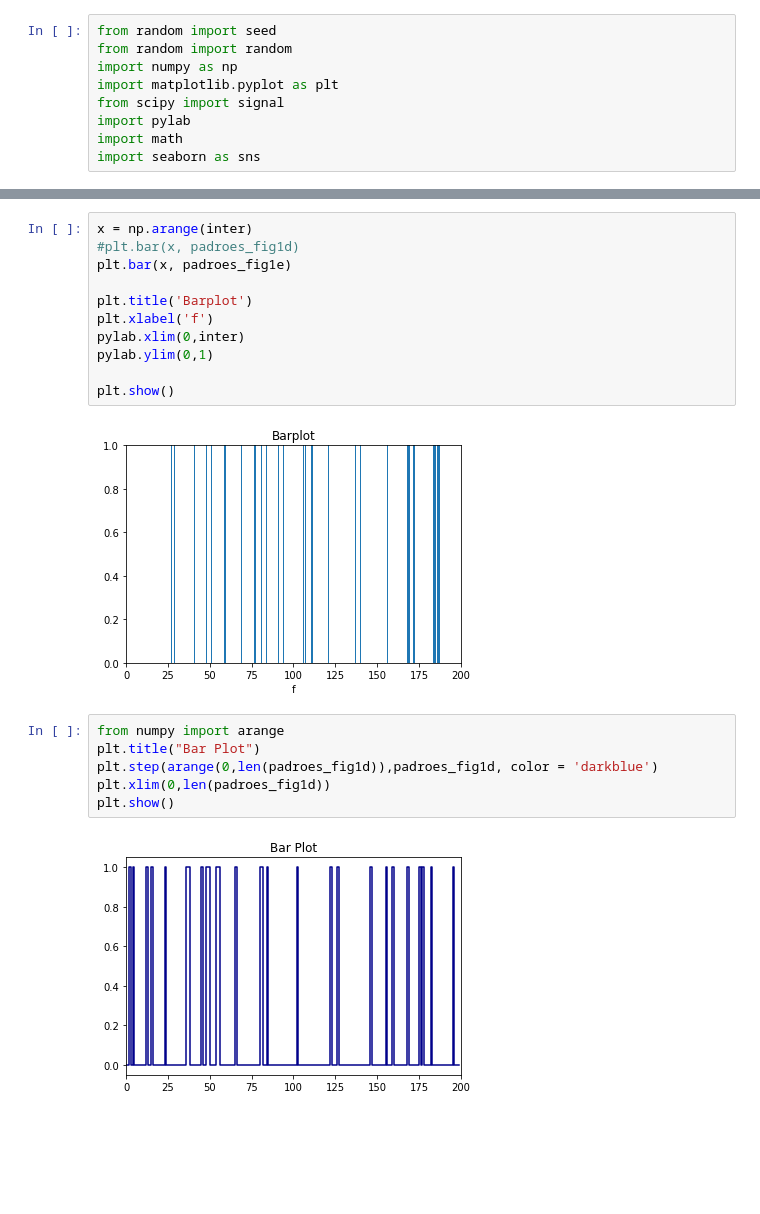
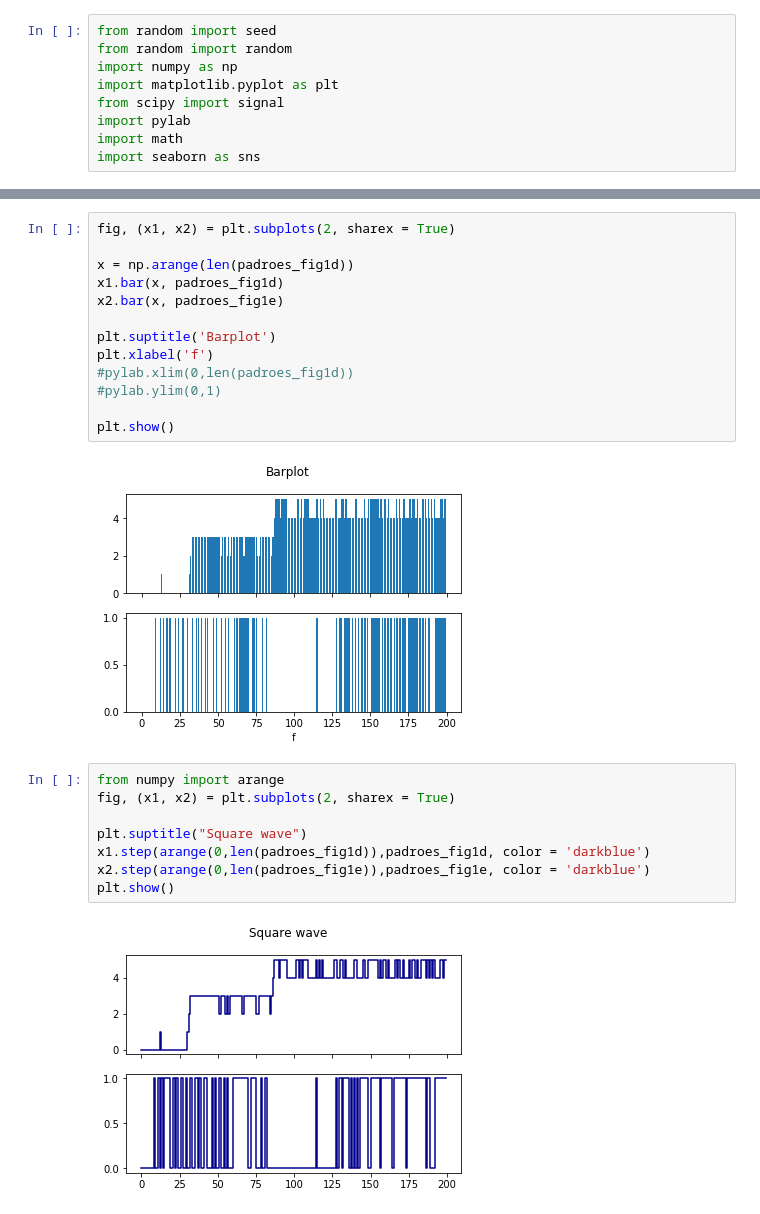
Before and after one commit to ricardotetti/pattern_recognition_and_analisys, a Jupyter notebook: proj_1/Projeto1b.ipynb, the cells around one changed output, grey strips where cells are left out. Drawn from its saved outputs; the diff is of its cells as text; blank space fills up the shorter version.

```diff
--- a/proj_1/Projeto1b.ipynb
+++ b/proj_1/Projeto1b.ipynb
@@ -69,22 +70,26 @@ plt.show()
 # %%
-x = np.arange(inter)
-#plt.bar(x, padroes_fig1d)
-plt.bar(x, padroes_fig1e)
+fig, (x1, x2) = plt.subplots(2, sharex = True)
 
-plt.title('Barplot')
+x = np.arange(len(padroes_fig1d))
+x1.bar(x, padroes_fig1d)
+x2.bar(x, padroes_fig1e)
+
+plt.suptitle('Barplot')
 plt.xlabel('f')
-pylab.xlim(0,inter)
-pylab.ylim(0,1)
+#pylab.xlim(0,len(padroes_fig1d))
+#pylab.ylim(0,1)
 
 plt.show()
 # %% [output]
-[figure, old version]
+[figure, new version]
 # %%
 from numpy import arange
-plt.title("Bar Plot")
-plt.step(arange(0,len(padroes_fig1d)),padroes_fig1d, color = 'darkblue')
-plt.xlim(0,len(padroes_fig1d))
+fig, (x1, x2) = plt.subplots(2, sharex = True)
+
+plt.suptitle("Square wave")
+x1.step(arange(0,len(padroes_fig1d)),padroes_fig1d, color = 'darkblue')
+x2.step(arange(0,len(padroes_fig1e)),padroes_fig1e, color = 'darkblue')
 plt.show()
 # %% [output]
-[figure, old version]
+[figure, new version]
 # %%
```
Also changed, not shown: parts of 4 cells of this notebook.
